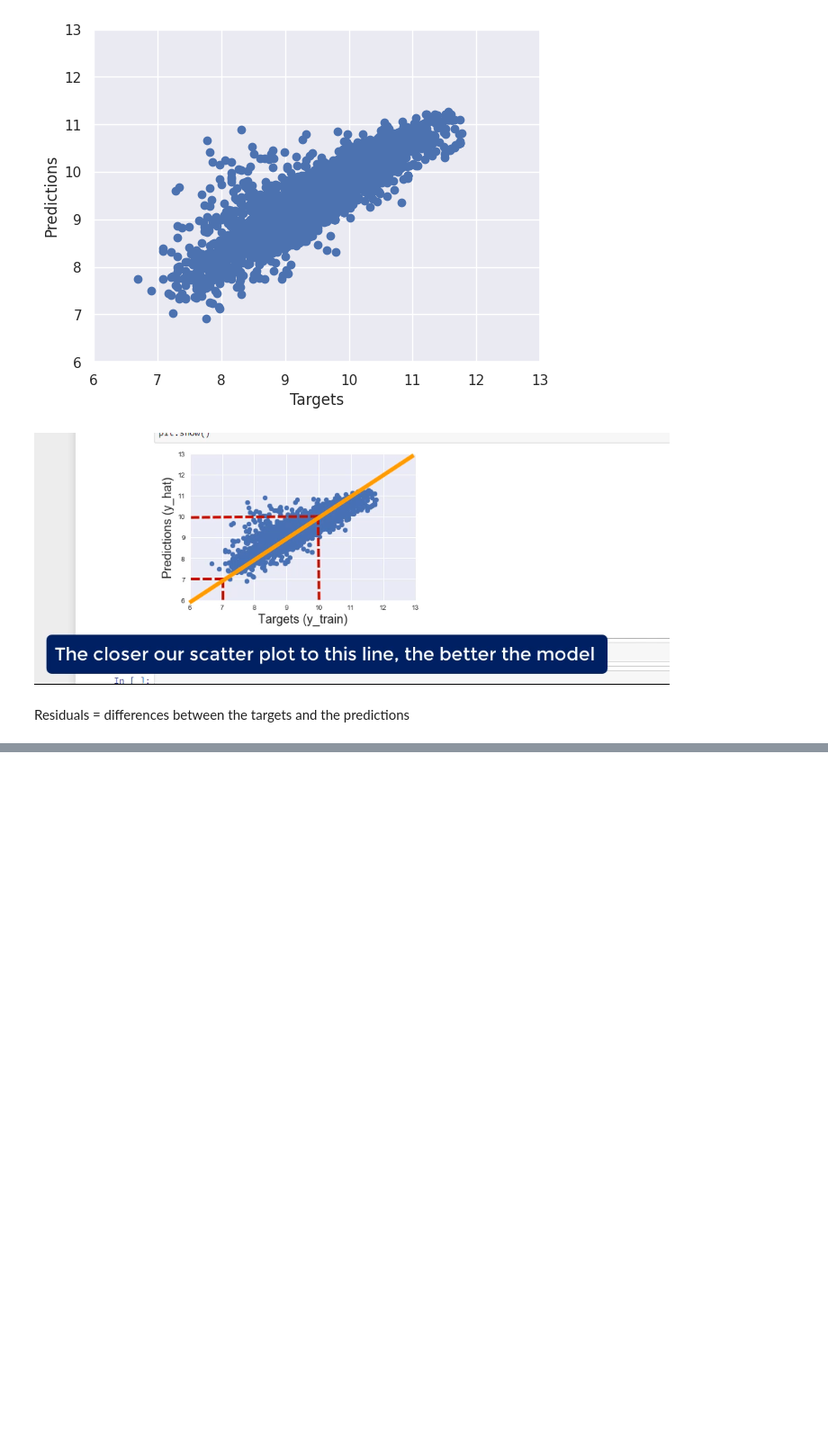
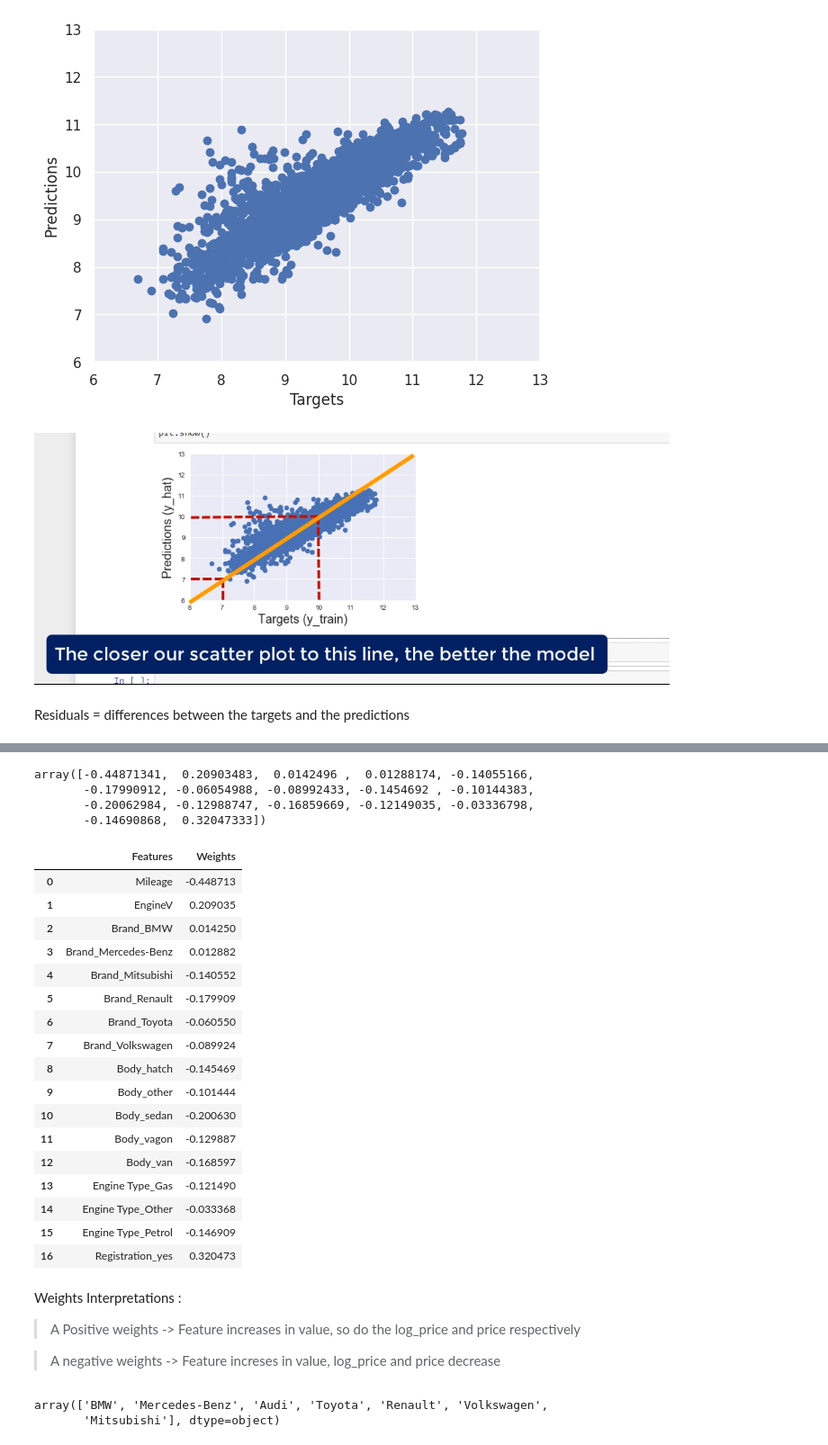
Before and after one commit to Hirusha99/Regression, a Jupyter notebook: Linear_Regression_Practicle_example.ipynb, the cells around one changed output, grey strips where cells are left out. Shown at 90% size. Saved outputs shown, nothing was run; the diff lists cells and outputs as text; code cells hidden in the pictures; blank space fills up the shorter version.

```diff
--- a/Linear_Regression_Practicle_example.ipynb
+++ b/Linear_Regression_Practicle_example.ipynb
@@ -659,0 +693,44 @@ Residuals = differences between the targets and the predictions
+# %%
+reg.coef_
+# %% [output]
+array([-0.44871341,  0.20903483,  0.0142496 ,  0.01288174, -0.14055166,
+       -0.17990912, -0.06054988, -0.08992433, -0.1454692 , -0.10144383,
+       -0.20062984, -0.12988747, -0.16859669, -0.12149035, -0.03336798,
+       -0.14690868,  0.32047333])
+# %%
+reg_summary = pd.DataFrame()
+# %%
+reg_summary['Features'] = inputs.columns.values
+reg_summary['Weights'] = reg.coef_
+reg_summary
+# %% [output]
+|  | Features | Weights |
+| 0 | Mileage | -0.448713 |
+| 1 | EngineV | 0.209035 |
+| 2 | Brand_BMW | 0.014250 |
+| 3 | Brand_Mercedes-Benz | 0.012882 |
+| 4 | Brand_Mitsubishi | -0.140552 |
+| 5 | Brand_Renault | -0.179909 |
+| 6 | Brand_Toyota | -0.060550 |
+| 7 | Brand_Volkswagen | -0.089924 |
+| 8 | Body_hatch | -0.145469 |
+| 9 | Body_other | -0.101444 |
+| 10 | Body_sedan | -0.200630 |
+| 11 | Body_vagon | -0.129887 |
+| 12 | Body_van | -0.168597 |
+| 13 | Engine Type_Gas | -0.121490 |
+| 14 | Engine Type_Other | -0.033368 |
+| 15 | Engine Type_Petrol | -0.146909 |
+| 16 | Registration_yes | 0.320473 |
+# %% [markdown]
+Weights Interpretations :
+
+
+> A Positive weights -> Feature increases in value, so do the log_price and price respectively
+
+> A negative weights -> Feature increses in value, log_price and price decrease
+# %%
+data_cleaned['Brand'].unique()
+# %% [output]
+array(['BMW', 'Mercedes-Benz', 'Audi', 'Toyota', 'Renault', 'Volkswagen',
+       'Mitsubishi'], dtype=object)
```
Also changed, not shown: parts of 8 cells of this notebook.
